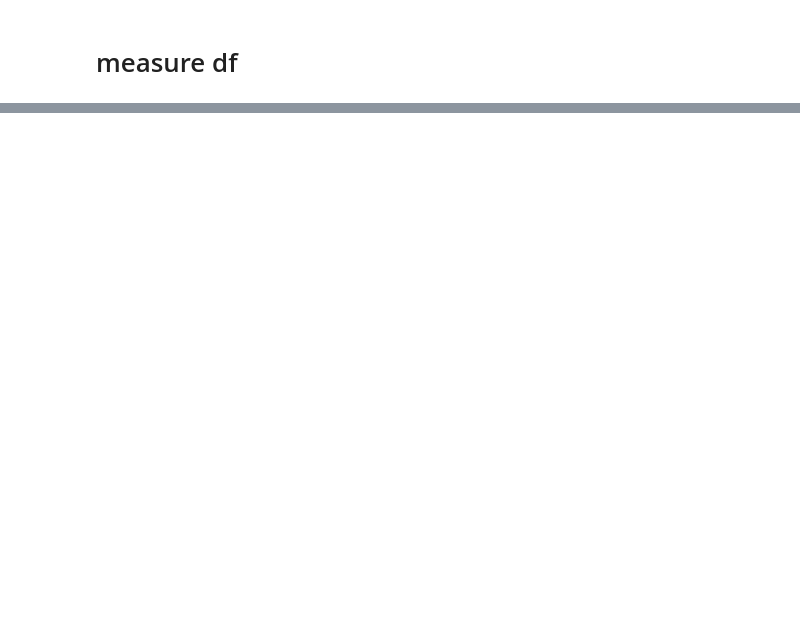
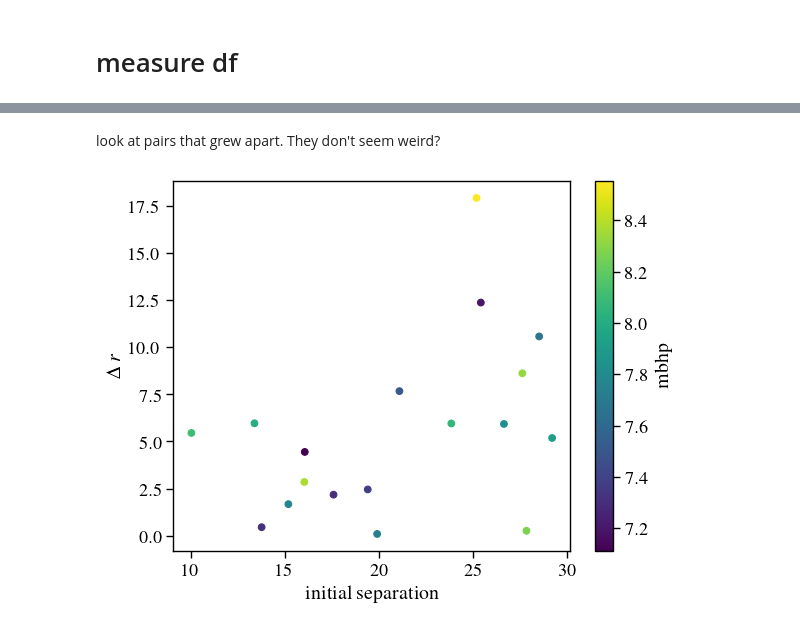
Before and after one commit to insepien/dftime, a Jupyter notebook: volonteri22.ipynb, the cells around one changed output, grey strips where cells are left out. Saved outputs shown, nothing was run; the diff lists cells and outputs as text; code cells hidden in the pictures; blank space fills up the shorter version.

```diff
--- a/volonteri22.ipynb
+++ b/volonteri22.ipynb
@@ -120,0 +172,11 @@ def plot_meh(df_rp,df_z,mass,smallE,smallL,bigE,bigL):
+# %% [markdown]
+look at pairs that grew apart. They don't seem weird?
+# %%
+# plt.figure(dpi=300)
+plt.scatter(finaldf[finaldf.z==np.max(finaldf.z)].sep, finaldf[finaldf.z==np.max(finaldf.z)].delr,c=finaldf[finaldf.z==np.max(finaldf.z)].mbhp)
+# plt.scatter(finaldf[finaldf.z==np.max(finaldf.z)].mbh, finaldf[finaldf.z==np.max(finaldf.z)].delr)
+plt.xlabel("initial separation")
+plt.ylabel("$\Delta~r$")
+plt.colorbar(label='mbhp');
+# %% [output]
+[figure, added]
```
Also changed, not shown: parts of 11 cells of this notebook, 3 other files.
